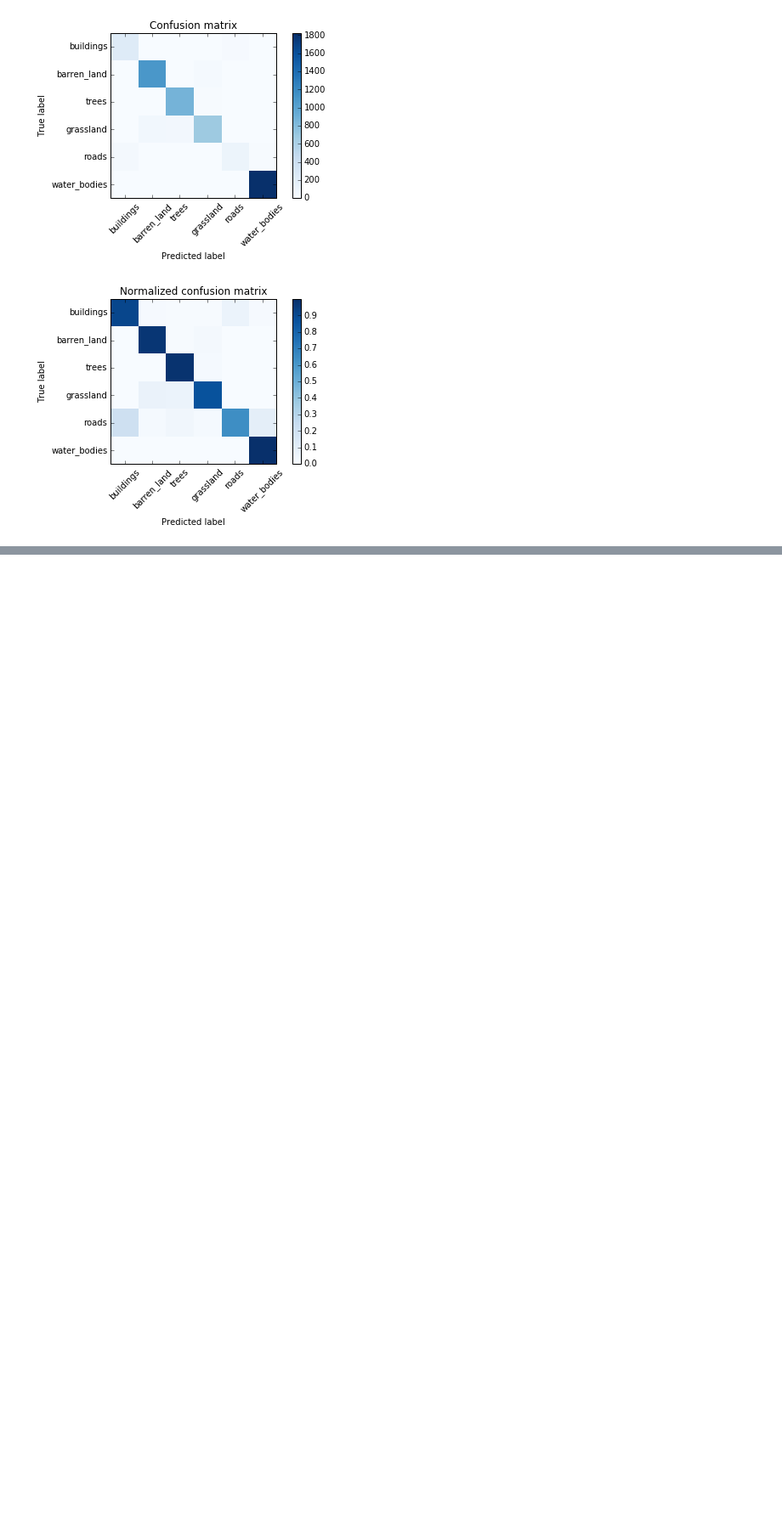
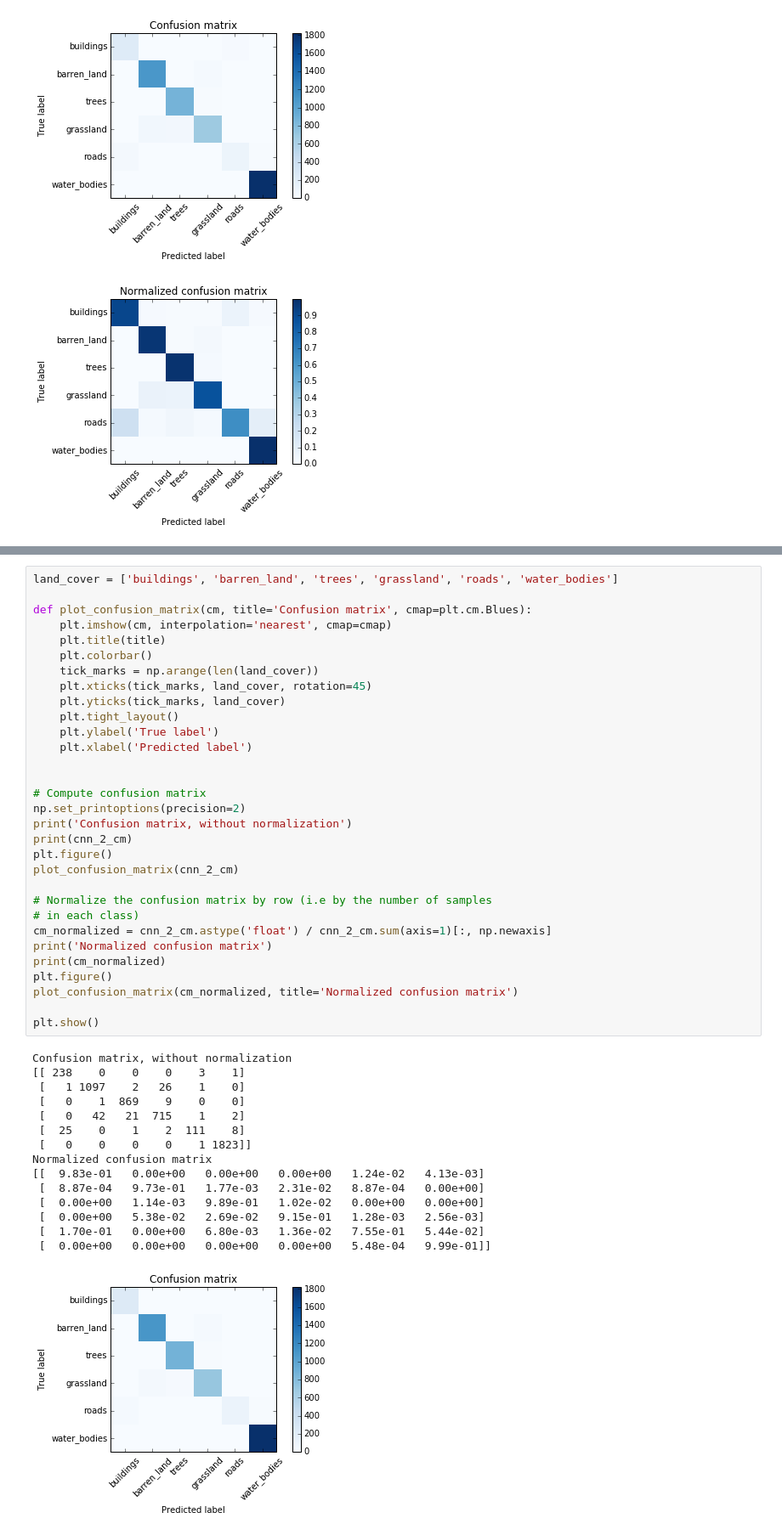
Before and after one commit to jason-osajima/ml-nanodegree, a Jupyter notebook: capstone_project_analysis.ipynb, the cells around one changed output, grey strips where cells are left out. Shown: that part at 85% size. Cells and saved outputs as stored; diff of their text form; blank space fills up the shorter version.

```diff
--- a/capstone_project_analysis.ipynb
+++ b/capstone_project_analysis.ipynb
@@ -105,0 +126,47 @@ Normalized confusion matrix
+# %%
+land_cover = ['buildings', 'barren_land', 'trees', 'grassland', 'roads', 'water_bodies']
+
+def plot_confusion_matrix(cm, title='Confusion matrix', cmap=plt.cm.Blues):
+    plt.imshow(cm, interpolation='nearest', cmap=cmap)
+    plt.title(title)
+    plt.colorbar()
+    tick_marks = np.arange(len(land_cover))
+    plt.xticks(tick_marks, land_cover, rotation=45)
+    plt.yticks(tick_marks, land_cover)
+    plt.tight_layout()
+    plt.ylabel('True label')
+    plt.xlabel('Predicted label')
+
+
+# Compute confusion matrix
+np.set_printoptions(precision=2)
+print('Confusion matrix, without normalization')
+print(cnn_2_cm)
+plt.figure()
+plot_confusion_matrix(cnn_2_cm)
+
+# Normalize the confusion matrix by row (i.e by the number of samples
+# in each class)
+cm_normalized = cnn_2_cm.astype('float') / cnn_2_cm.sum(axis=1)[:, np.newaxis]
+print('Normalized confusion matrix')
+print(cm_normalized)
+plt.figure()
+plot_confusion_matrix(cm_normalized, title='Normalized confusion matrix')
+
+plt.show()
+# %% [output]
+Confusion matrix, without normalization
+[[ 238    0    0    0    3    1]
+ [   1 1097    2   26    1    0]
+ [   0    1  869    9    0    0]
+ [   0   42   21  715    1    2]
+ [  25    0    1    2  111    8]
+ [   0    0    0    0    1 1823]]
+Normalized confusion matrix
+[[  9.83e-01   0.00e+00   0.00e+00   0.00e+00   1.24e-02   4.13e-03]
+ [  8.87e-04   9.73e-01   1.77e-03   2.31e-02   8.87e-04   0.00e+00]
+ [  0.00e+00   1.14e-03   9.89e-01   1.02e-02   0.00e+00   0.00e+00]
+ [  0.00e+00   5.38e-02   2.69e-02   9.15e-01   1.28e-03   2.56e-03]
+ [  1.70e-01   0.00e+00   6.80e-03   1.36e-02   7.55e-01   5.44e-02]
+ [  0.00e+00   0.00e+00   0.00e+00   0.00e+00   5.48e-04   9.99e-01]]
+[figure, added]
```
Also changed, not shown: parts of 5 cells of this notebook, 1 other file.
